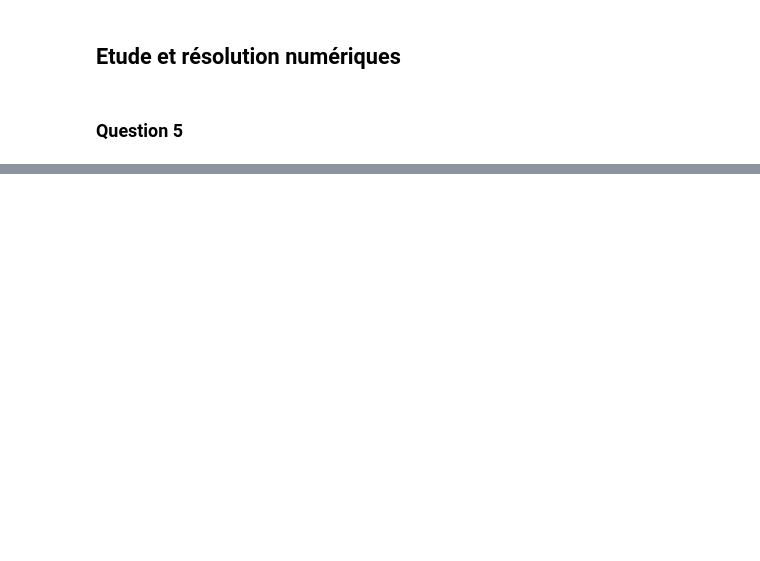
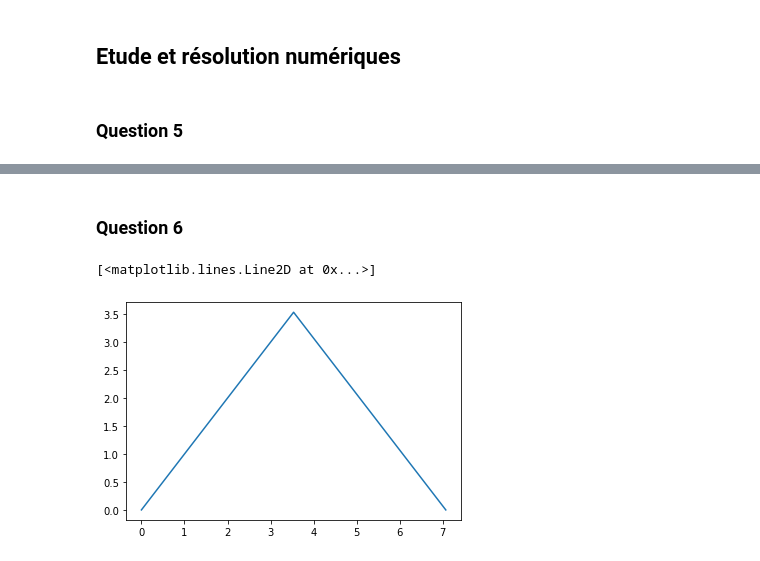
Before and after one commit to fllaser/projet-opti-groupe2-fl, a Jupyter notebook: Projet optimisation Floren Llaser.ipynb, the cells around one changed output, grey strips where cells are left out. Cells and saved outputs as stored; diff of their text form; code cells hidden in the pictures; blank space fills up the shorter version.

```diff
--- a/Projet optimisation Floren Llaser.ipynb
+++ b/Projet optimisation Floren Llaser.ipynb
@@ -187,0 +222,23 @@ On peut envisager de poser un lagrangien avec 3 multiplicateurs de Lagrange afin
+# %% [markdown]
+### Question 6
+# %%
+# Paramètres
+
+L = 10 #m
+N = 60
+K = 10
+gamma = 3 #m-1
+# %%
+#Fonction triangle pour l'initialisation
+
+def triangle(L,N):
+    dx = L/N
+    x0 = np.arange(0,L/2**0.5 + dx/(2*2**0.5),dx/2**0.5)
+    y0 = np.concatenate((np.arange(0,L/(2*2**0.5),dx/2**0.5),np.arange(L/(2*2**0.5),-dx/2**0.5,-dx/2**0.5)))
+    return x0, y0
+# %%
+x0,y0 = triangle(L,N)
+plt.plot(x0,y0)
+# %% [output]
+[<matplotlib.lines.Line2D at 0x...>]
+[figure, added]
```
Also changed, not shown: parts of 63 cells of this notebook.
